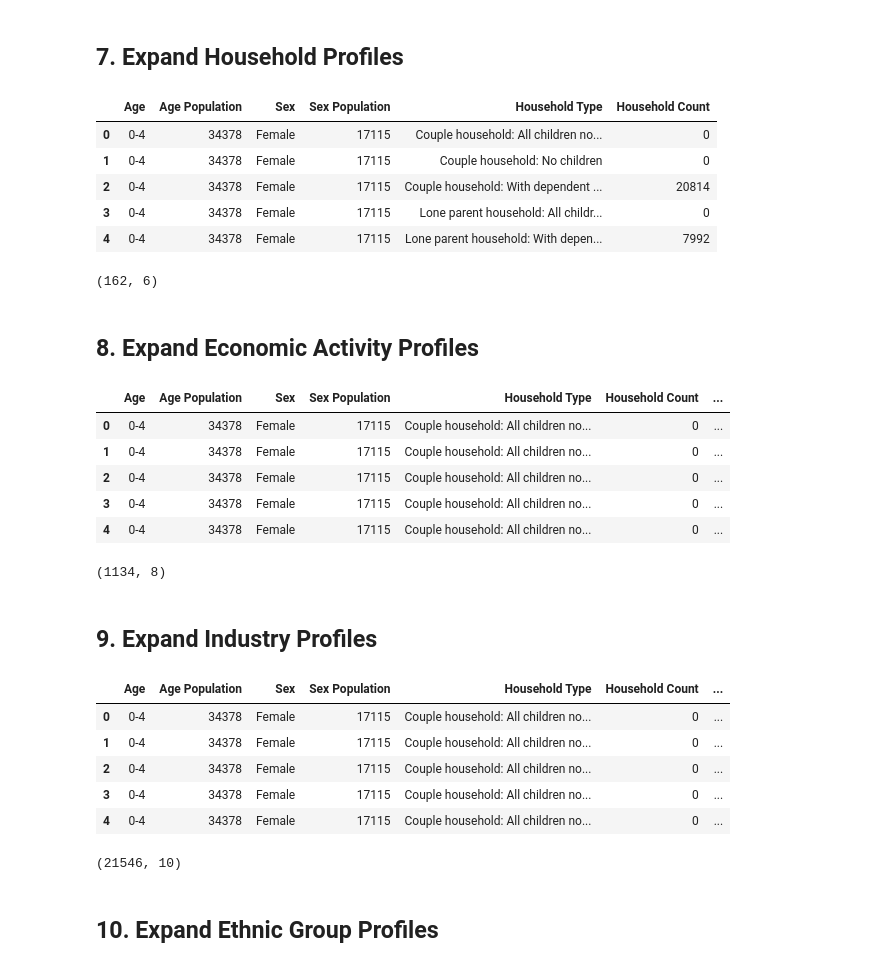
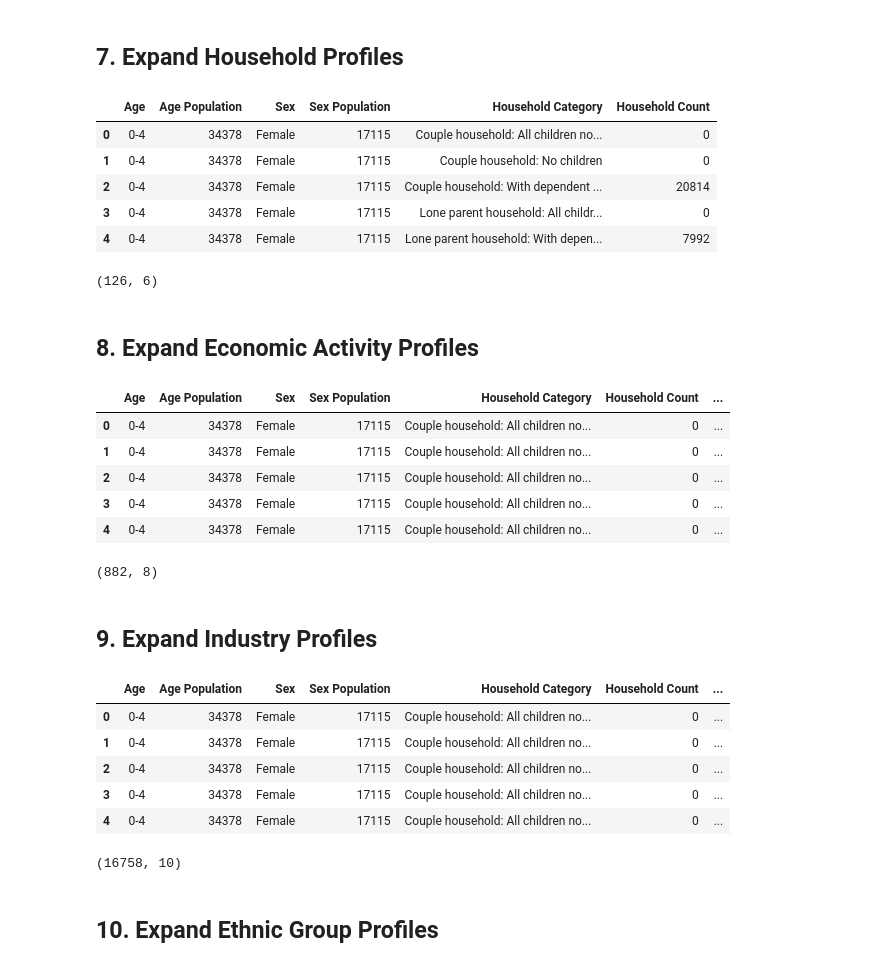
Before and after one commit to yuxinjiang1205/mobility-modelling-framework, a Jupyter notebook: notebooks/integration/demographic_profile_construction.ipynb, the cells around one changed output. Cells and saved outputs as stored; diff of their text form; code cells hidden in the pictures.

```diff
--- a/notebooks/integration/demographic_profile_construction.ipynb
+++ b/notebooks/integration/demographic_profile_construction.ipynb
@@ -340,22 +329,22 @@ print(profile_space.shape)
 ## 7. Expand Household Profiles
 # %%
 profile_space = profile_space.merge(
-    household[["Age", "Household Type", "Household Count"]],
+    household[["Age", "Household Category", "Household Count"]],
     on="Age",
     how="left"
 )
 
 display(profile_space.head())
 
 print(profile_space.shape)
 # %% [output]
-|  | Age | Age Population | Sex | Sex Population | Household Type | Household Count |
+|  | Age | Age Population | Sex | Sex Population | Household Category | Household Count |
 | 0 | 0-4 | 34378 | Female | 17115 | Couple household: All children no... | 0 |
 | 1 | 0-4 | 34378 | Female | 17115 | Couple household: No children | 0 |
 | 2 | 0-4 | 34378 | Female | 17115 | Couple household: With dependent ... | 20814 |
 | 3 | 0-4 | 34378 | Female | 17115 | Lone parent household: All childr... | 0 |
 | 4 | 0-4 | 34378 | Female | 17115 | Lone parent household: With depen... | 7992 |
-(162, 6)
+(126, 6)
 # %% [markdown]
 ## 8. Expand Economic Activity Profiles
 # %%
@@ -369,13 +358,13 @@ display(profile_space.head())
 
 print(profile_space.shape)
 # %% [output]
-|  | Age | Age Population | Sex | Sex Population | Household Type | Household Count | ... |
+|  | Age | Age Population | Sex | Sex Population | Household Category | Household Count | ... |
 | 0 | 0-4 | 34378 | Female | 17115 | Couple household: All children no... | 0 | ... |
 | 1 | 0-4 | 34378 | Female | 17115 | Couple household: All children no... | 0 | ... |
 | 2 | 0-4 | 34378 | Female | 17115 | Couple household: All children no... | 0 | ... |
 | 3 | 0-4 | 34378 | Female | 17115 | Couple household: All children no... | 0 | ... |
 | 4 | 0-4 | 34378 | Female | 17115 | Couple household: All children no... | 0 | ... |
-(1134, 8)
+(882, 8)
 # %% [markdown]
 ## 9. Expand Industry Profiles
 # %%
@@ -389,13 +378,13 @@ display(profile_space.head())
 
 print(profile_space.shape)
 # %% [output]
-|  | Age | Age Population | Sex | Sex Population | Household Type | Household Count | ... |
+|  | Age | Age Population | Sex | Sex Population | Household Category | Household Count | ... |
 | 0 | 0-4 | 34378 | Female | 17115 | Couple household: All children no... | 0 | ... |
 | 1 | 0-4 | 34378 | Female | 17115 | Couple household: All children no... | 0 | ... |
 | 2 | 0-4 | 34378 | Female | 17115 | Couple household: All children no... | 0 | ... |
 | 3 | 0-4 | 34378 | Female | 17115 | Couple household: All children no... | 0 | ... |
 | 4 | 0-4 | 34378 | Female | 17115 | Couple household: All children no... | 0 | ... |
-(21546, 10)
+(16758, 10)
 # %% [markdown]
 ## 10. Expand Ethnic Group Profiles
 # %% [markdown]
```
Also changed, not shown: parts of 10 cells of this notebook, 21 other files.
